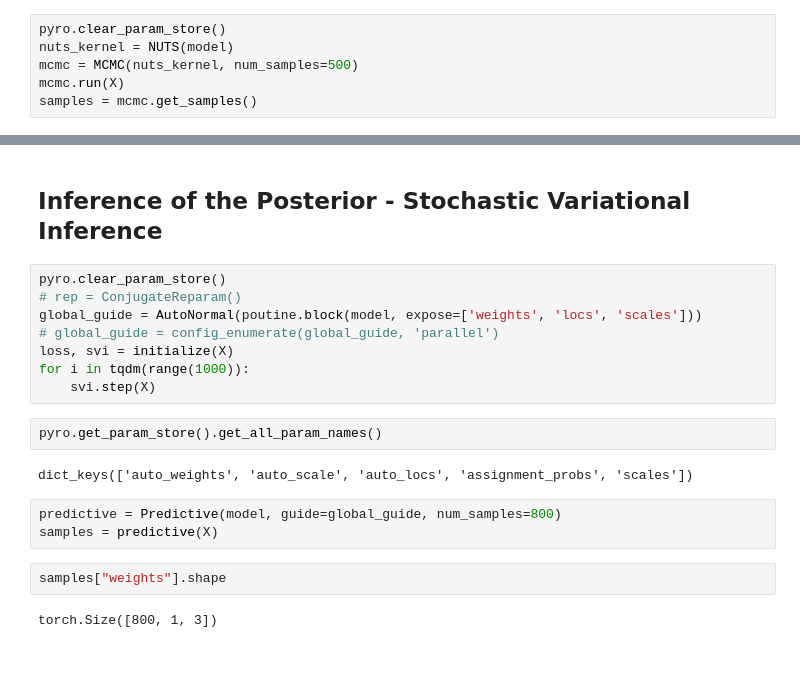
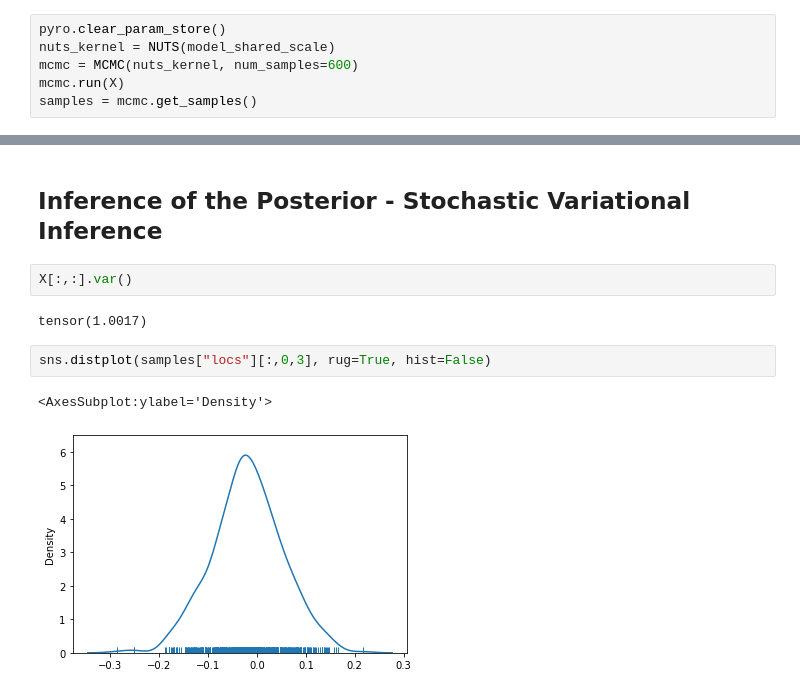
Before and after one commit to noamsgl/ABDA_HW4, a Jupyter notebook: pyro/HW4_Q1.ipynb, the cells around one changed output, grey strips where cells are left out. Cells and saved outputs as stored; diff of their text form; blank space fills up the shorter version.

```diff
--- a/pyro/HW4_Q1.ipynb
+++ b/pyro/HW4_Q1.ipynb
@@ -223,7 +180,7 @@ assignment after is 0
 ## Inference of the Posterior - MCMC
 # %%
 pyro.clear_param_store()
-nuts_kernel = NUTS(model)
-mcmc = MCMC(nuts_kernel, num_samples=500)
+nuts_kernel = NUTS(model_shared_scale)
+mcmc = MCMC(nuts_kernel, num_samples=600)
 mcmc.run(X)
 samples = mcmc.get_samples()
@@ -272,23 +208,13 @@ weights[2]      0.34      0.04      0.34      0.27      0.40     88.04      1.01
 Number of divergences: 0
 # %% [markdown]
 ## Inference of the Posterior - Stochastic Variational Inference
-# %%
-pyro.clear_param_store()
-# rep = ConjugateReparam()
-global_guide = AutoNormal(poutine.block(model, expose=['weights', 'locs', 'scales']))
-# global_guide = config_enumerate(global_guide, 'parallel')
-loss, svi = initialize(X)
-for i in tqdm(range(1000)):
-    svi.step(X)
-# %%
-pyro.get_param_store().get_all_param_names()
-# %% [output]
-dict_keys(['auto_weights', 'auto_scale', 'auto_locs', 'assignment_probs', 'scales'])
-# %%
-predictive = Predictive(model, guide=global_guide, num_samples=800)
-samples = predictive(X)
-# %%
-samples["weights"].shape
-# %% [output]
-torch.Size([800, 1, 3])
+# %%
+X[:,:].var()
+# %% [output]
+tensor(1.0017)
+# %%
+sns.distplot(samples["locs"][:,0,3], rug=True, hist=False)
+# %% [output]
+<AxesSubplot:ylabel='Density'>
+[figure, added]
 # %%
```
Also changed, not shown: parts of 8 cells of this notebook.
